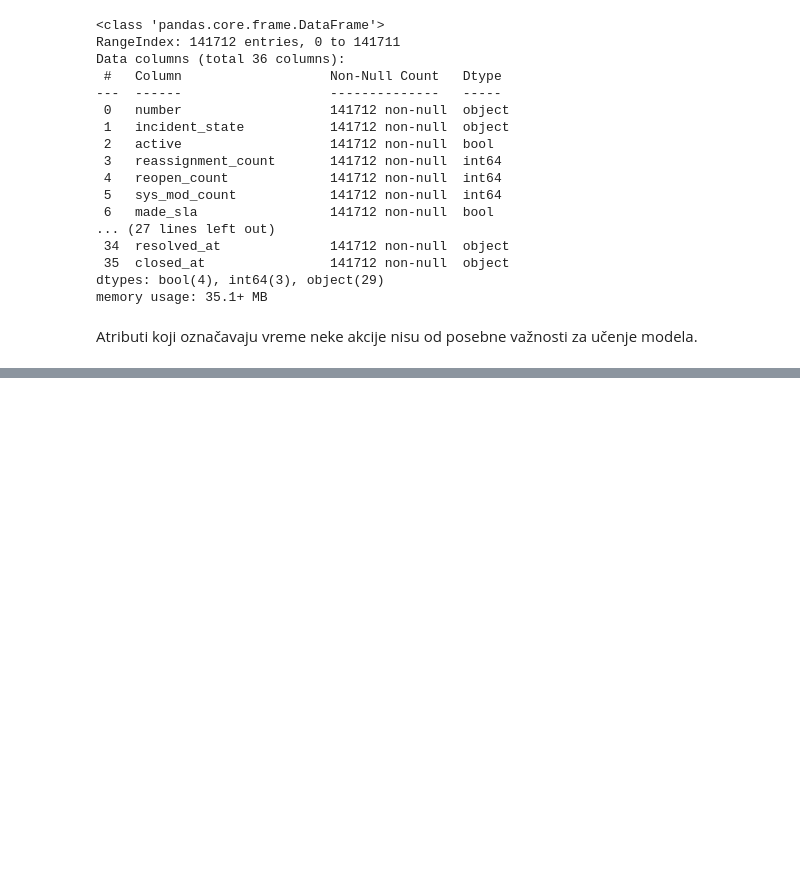
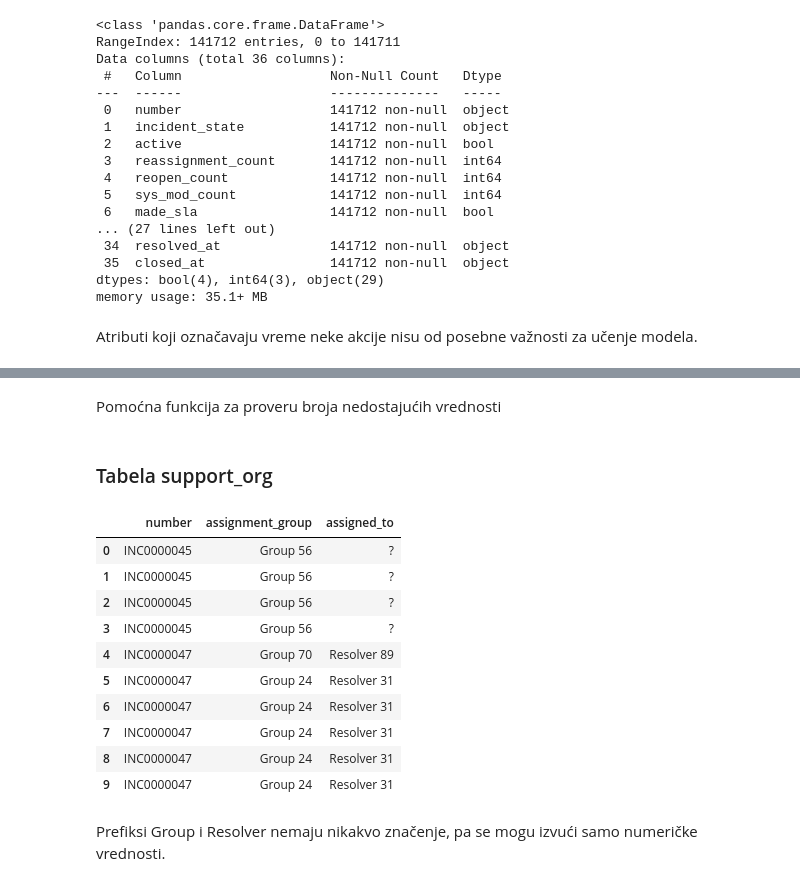
Before and after one commit to kunict11/GCN-Ticket-Reassignment-Prediction, a Jupyter notebook: 01_ExplorationPreprocessing.ipynb, the cells around one changed output, grey strips where cells are left out. Cells and saved outputs as stored; diff of their text form; code cells hidden in the pictures; blank space fills up the shorter version.

```diff
--- a/01_ExplorationPreprocessing.ipynb
+++ b/01_ExplorationPreprocessing.ipynb
@@ -48,0 +67,11 @@ df.drop(columns=timestamp_features, inplace=True)
+# %%
+incident_cols = ['number', 'incident_state', 'active', 'reassignment_count',
+        'reopen_count', 'sys_mod_count', 'made_sla', 'caller_id','sys_created_by', 'sys_updated_by',
+        'contact_type', 'location', 'category', 'subcategory', 'u_symptom', 'cmdb_ci', 'impact', 'urgency',
+        'priority', 'knowledge', 'u_priority_confirmation', 'notify', 'problem_id', 'rfc',
+        'caused_by', 'closed_code', 'resolved_by']
+support_org_cols = ['number', 'assignment_group', 'assigned_to']
+customer_cols = ['number', 'opened_by']
+vendor_cols = ['number', 'vendor']
+# %% [markdown]
+Pomoćna funkcija za proveru broja nedostajućih vrednosti
@@ -48,0 +81,20 @@ df.drop(columns=timestamp_features, inplace=True)
+# %% [markdown]
+### Tabela support_org
+# %%
+df_support_org = df[support_org_cols]
+# %%
+df_support_org.head(10)
+# %% [output]
+|  | number | assignment_group | assigned_to |
+| 0 | INC0000045 | Group 56 | ? |
+| 1 | INC0000045 | Group 56 | ? |
+| 2 | INC0000045 | Group 56 | ? |
+| 3 | INC0000045 | Group 56 | ? |
+| 4 | INC0000047 | Group 70 | Resolver 89 |
+| 5 | INC0000047 | Group 24 | Resolver 31 |
+| 6 | INC0000047 | Group 24 | Resolver 31 |
+| 7 | INC0000047 | Group 24 | Resolver 31 |
+| 8 | INC0000047 | Group 24 | Resolver 31 |
+| 9 | INC0000047 | Group 24 | Resolver 31 |
+# %% [markdown]
+Prefiksi Group i Resolver nemaju nikakvo značenje, pa se mogu izvući samo numeričke vrednosti.
```
Also changed, not shown: parts of 53 cells of this notebook, 4 other files.
